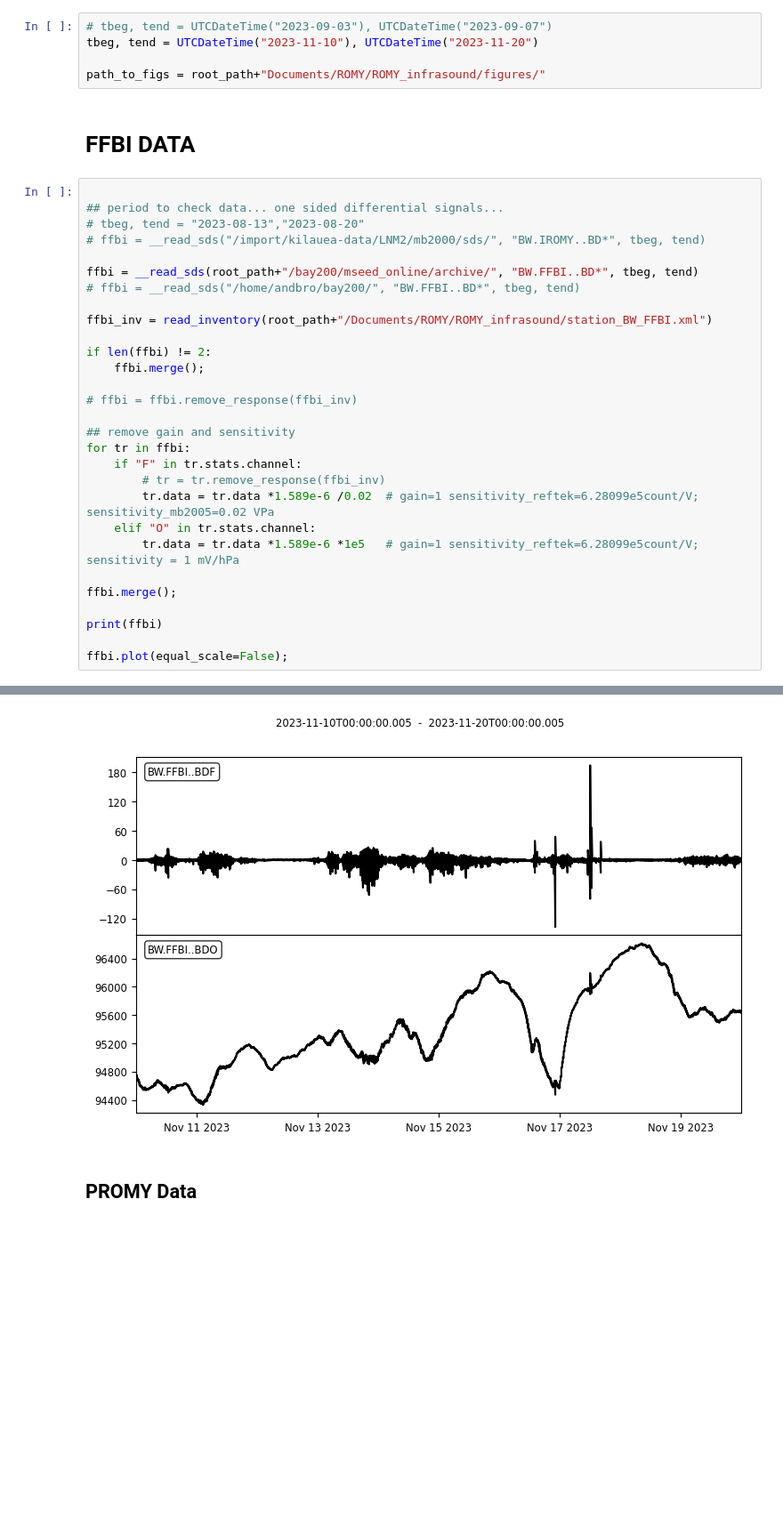
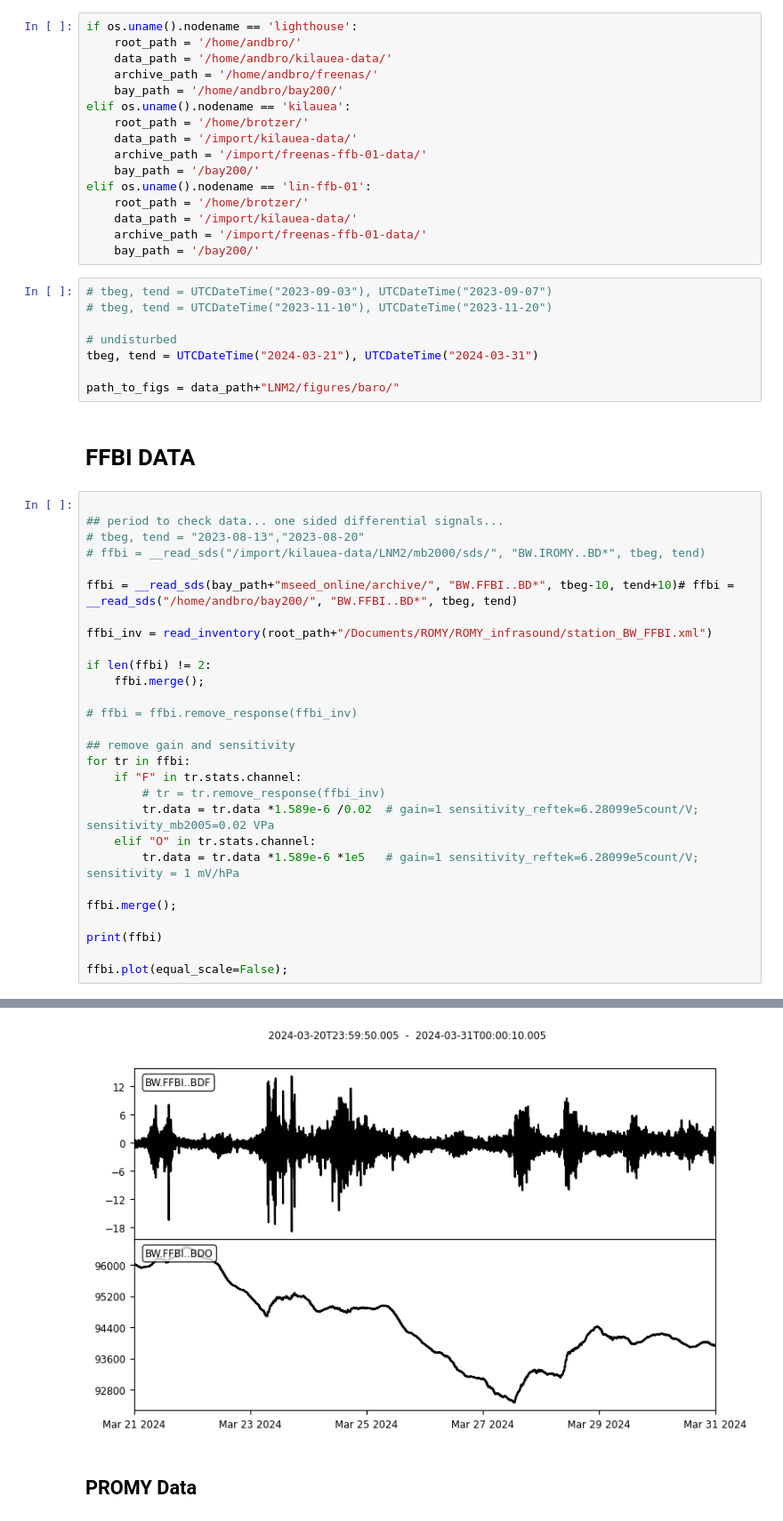
Before and after one commit to andbrocode/notebooks2, a Jupyter notebook: LowNoiseModel2/Baro_compare_sensors.ipynb, the cells around one changed output, grey strips where cells are left out. Shown at 89% size. Cells and saved outputs as stored; diff of their text form; blank space fills up the shorter version.

Commit message:
updates brotzer

```diff
--- a/LowNoiseModel2/Baro_compare_sensors.ipynb
+++ b/LowNoiseModel2/Baro_compare_sensors.ipynb
@@ -24,8 +15,27 @@ elif os.uname().nodename == 'kilauea':
+# %%
+if os.uname().nodename == 'lighthouse':
+    root_path = '/home/andbro/'
+    data_path = '/home/andbro/kilauea-data/'
+    archive_path = '/home/andbro/freenas/'
+    bay_path = '/home/andbro/bay200/'
+elif os.uname().nodename == 'kilauea':
+    root_path = '/home/brotzer/'
+    data_path = '/import/kilauea-data/'
+    archive_path = '/import/freenas-ffb-01-data/'
+    bay_path = '/bay200/'
+elif os.uname().nodename == 'lin-ffb-01':
+    root_path = '/home/brotzer/'
+    data_path = '/import/kilauea-data/'
+    archive_path = '/import/freenas-ffb-01-data/'
+    bay_path = '/bay200/'
 # %%
 # tbeg, tend = UTCDateTime("2023-09-03"), UTCDateTime("2023-09-07")
-tbeg, tend = UTCDateTime("2023-11-10"), UTCDateTime("2023-11-20")
+# tbeg, tend = UTCDateTime("2023-11-10"), UTCDateTime("2023-11-20")
 
-path_to_figs = root_path+"Documents/ROMY/ROMY_infrasound/figures/"
+# undisturbed
+tbeg, tend = UTCDateTime("2024-03-21"), UTCDateTime("2024-03-31")
+
+path_to_figs = data_path+"LNM2/figures/baro/"
 # %% [markdown]
 # FFBI DATA
 # %%
@@ -34,8 +44,7 @@ path_to_figs = root_path+"Documents/ROMY/ROMY_infrasound/figures/"
 # tbeg, tend = "2023-08-13","2023-08-20"
 # ffbi = __read_sds("/import/kilauea-data/LNM2/mb2000/sds/", "BW.IROMY..BD*", tbeg, tend)
 
-ffbi = __read_sds(root_path+"/bay200/mseed_online/archive/", "BW.FFBI..BD*", tbeg, tend)
-# ffbi = __read_sds("/home/andbro/bay200/", "BW.FFBI..BD*", tbeg, tend)
+ffbi = __read_sds(bay_path+"mseed_online/archive/", "BW.FFBI..BD*", tbeg-10, tend+10)# ffbi = __read_sds("/home/andbro/bay200/", "BW.FFBI..BD*", tbeg, tend)
 
 ffbi_inv = read_inventory(root_path+"/Documents/ROMY/ROMY_infrasound/station_BW_FFBI.xml")
 
@@ -64,4 +73,4 @@ BW.FFBI..BDO | 2023-11-10T00:00:00.005000Z - 2023-11-20T00:00:00.005000Z | 40.0
-[figure, old version]
+[figure, new version]
 # %% [markdown]
 ## PROMY Data
 # %%
```
Also changed, not shown: parts of 13 cells of this notebook, 40 other files.
